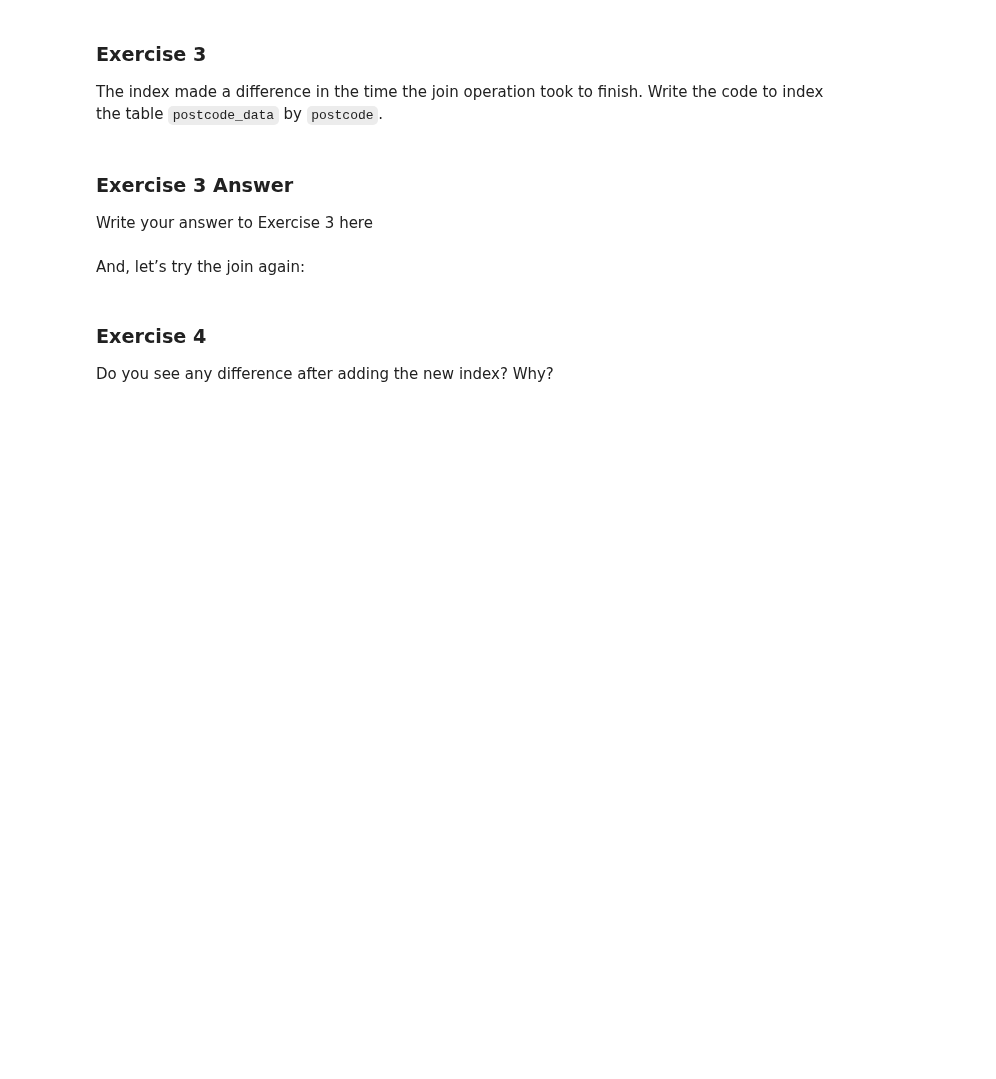
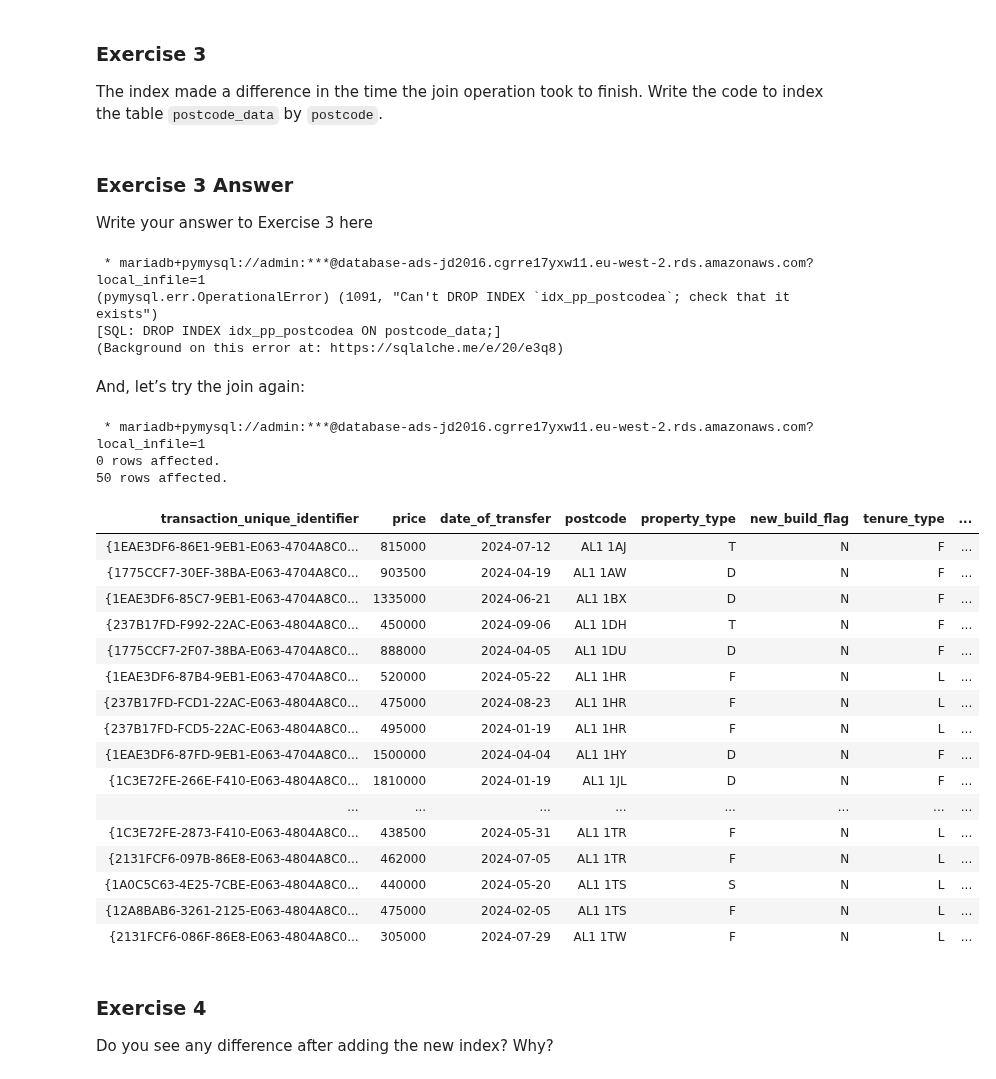
Before and after one commit to JDS289/jd2016_ads_2024, a Jupyter notebook: _notebooks/01-access-assess.ipynb, the cells around one changed output. Drawn from its saved outputs; the diff is of its cells as text; code cells hidden in the pictures; blank space fills up the shorter version.

```diff
--- a/_notebooks/01-access-assess.ipynb
+++ b/_notebooks/01-access-assess.ipynb
@@ -752,13 +809,41 @@ finish. Write the code to index the table `postcode_data` by `postcode`.
 
 Write your answer to Exercise 3 here
 # %%
-# Use this box for any code you need
+%%sql
+USE `ads_2024`;
+CREATE INDEX idx_postcode_data_postcode ON postcode_data(postcode);
+# %% [output]
+ * mariadb+pymysql://admin:***@database-ads-jd2016.cgrre17yxw11.eu-west-2.rds.amazonaws.com?local_infile=1
+(pymysql.err.OperationalError) (1091, "Can't DROP INDEX `idx_pp_postcodea`; check that it exists")
+[SQL: DROP INDEX idx_pp_postcodea ON postcode_data;]
+(Background on this error at: https://sqlalche.me/e/20/e3q8)
 # %% [markdown]
 And, let’s try the join again:
 # %%
 %%sql
 USE `ads_2024`;
-select * from pp_data as pp inner join postcode_data as po on pp.postcode = po.postcode where pp.date_of_transfer BETWEEN '2024-01-01' AND '2024-12-31' limit 5;
+select * from pp_data as pp inner join postcode_data as po on pp.postcode = po.postcode where pp.date_of_transfer BETWEEN '2024-01-01' AND '2024-12-31' limit 50;
+# %% [output]
+ * mariadb+pymysql://admin:***@database-ads-jd2016.cgrre17yxw11.eu-west-2.rds.amazonaws.com?local_infile=1
+0 rows affected.
+50 rows affected.
+| transaction_unique_identifier | price | date_of_transfer | postcode | property_type | new_build_flag | tenure_type | ... |
+| {1EAE3DF6-86E1-9EB1-E063-4704A8C0... | 815000 | 2024-07-12 | AL1 1AJ | T | N | F | ... |
+| {1775CCF7-30EF-38BA-E063-4704A8C0... | 903500 | 2024-04-19 | AL1 1AW | D | N | F | ... |
+| {1EAE3DF6-85C7-9EB1-E063-4704A8C0... | 1335000 | 2024-06-21 | AL1 1BX | D | N | F | ... |
+| {237B17FD-F992-22AC-E063-4804A8C0... | 450000 | 2024-09-06 | AL1 1DH | T | N | F | ... |
+| {1775CCF7-2F07-38BA-E063-4704A8C0... | 888000 | 2024-04-05 | AL1 1DU | D | N | F | ... |
+| {1EAE3DF6-87B4-9EB1-E063-4704A8C0... | 520000 | 2024-05-22 | AL1 1HR | F | N | L | ... |
+| {237B17FD-FCD1-22AC-E063-4804A8C0... | 475000 | 2024-08-23 | AL1 1HR | F | N | L | ... |
+| {237B17FD-FCD5-22AC-E063-4804A8C0... | 495000 | 2024-01-19 | AL1 1HR | F | N | L | ... |
+| {1EAE3DF6-87FD-9EB1-E063-4704A8C0... | 1500000 | 2024-04-04 | AL1 1HY | D | N | F | ... |
+| {1C3E72FE-266E-F410-E063-4804A8C0... | 1810000 | 2024-01-19 | AL1 1JL | D | N | F | ... |
+| ... | ... | ... | ... | ... | ... | ... | ... |
+| {1C3E72FE-2873-F410-E063-4804A8C0... | 438500 | 2024-05-31 | AL1 1TR | F | N | L | ... |
+| {2131FCF6-097B-86E8-E063-4804A8C0... | 462000 | 2024-07-05 | AL1 1TR | F | N | L | ... |
+| {1A0C5C63-4E25-7CBE-E063-4804A8C0... | 440000 | 2024-05-20 | AL1 1TS | S | N | L | ... |
+| {12A8BAB6-3261-2125-E063-4804A8C0... | 475000 | 2024-02-05 | AL1 1TS | F | N | L | ... |
+| {2131FCF6-086F-86E8-E063-4804A8C0... | 305000 | 2024-07-29 | AL1 1TW | F | N | L | ... |
 # %% [markdown]
 ### Exercise 4
 
```
Also changed, not shown: parts of 12 cells of this notebook.
